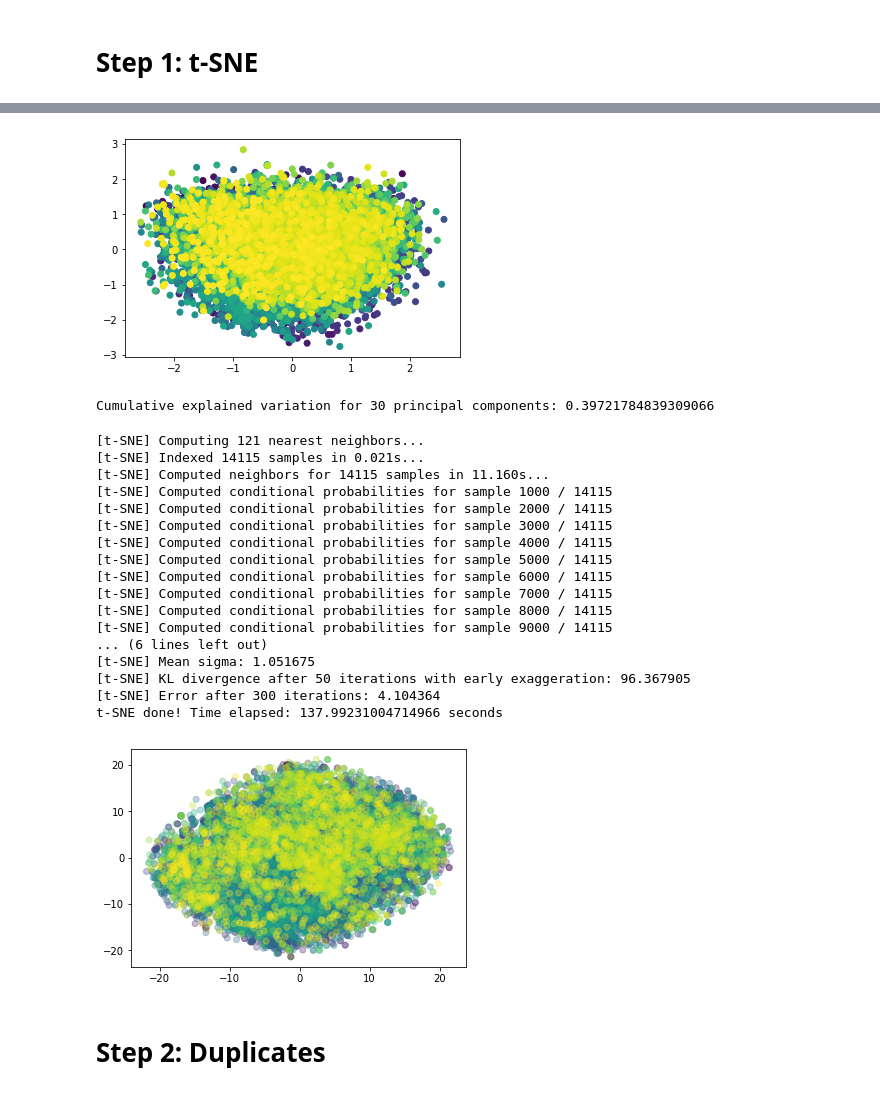
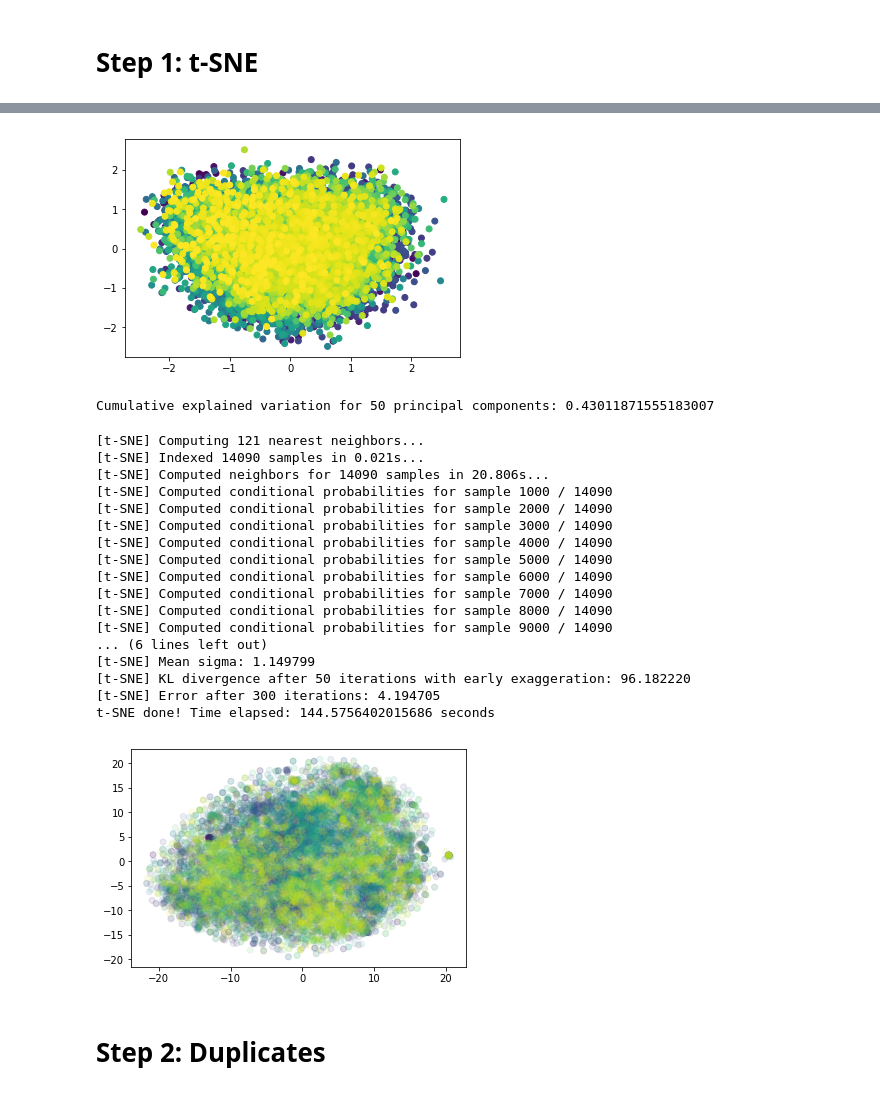
Before and after one commit to rmaia/eccentrip, a Jupyter notebook: doc2vec_validation.ipynb, the cells around one changed output, grey strips where cells are left out. Drawn from its saved outputs; the diff is of its cells as text; code cells hidden in the pictures.

```diff
--- a/doc2vec_validation.ipynb
+++ b/doc2vec_validation.ipynb
@@ -20,7 +20,7 @@ import matplotlib.pyplot as plt
 numcores = multiprocessing.cpu_count()
 numcores = 3
 # %%
-model = Doc2Vec.load('data/model-week4b')
+model = Doc2Vec.load('data/model-week4-clean')
 # %% [markdown]
 # Step 1: t-SNE
 # %%
@@ -36,7 +36,7 @@ dvv = pd.DataFrame(dvv)
 # %%
 dvv_scale = StandardScaler().fit_transform(dvv)
 # %%
-dvv_pca = PCA(n_components=30).fit(dvv_scale)
+dvv_pca = PCA(n_components=50).fit(dvv_scale)
 # %%
 fig, ax = plt.subplots(figsize=(8,6))
 x_values = range(1, dvv_pca.n_components_+1)
@@ -53,18 +53,16 @@ plt.scatter(dvv_pca.fit_transform(dvv)[:,0],dvv_pca.fit_transform(dvv)[:,1], c=n
 
 plt.show()
 # %% [output]
-[figure, old version]
+[figure, new version]
 # %%
 import time
 
 from sklearn.manifold import TSNE
 # %%
-print('Cumulative explained variation for 30 principal components: {}'.format(np.sum(dvv_pca.explained_variance_ratio_)))
+print('Cumulative explained variation for 50 principal components: {}'.format(np.sum(dvv_pca.explained_variance_ratio_)))
 # %% [output]
-Cumulative explained variation for 30 principal components: 0.39721784839309066
+Cumulative explained variation for 50 principal components: 0.43011871555183007
 # %%
-n_sne = 1000
-
 time_start = time.time()
 
 tsne = TSNE(n_components=2, verbose=1, perplexity=40, n_iter=300)
@@ -73,27 +71,27 @@ tsne_pca_results = tsne.fit_transform(dvv_pca.fit_transform(dvv))
 print('t-SNE done! Time elapsed: {} seconds'.format(time.time()-time_start))
 # %% [output]
 [t-SNE] Computing 121 nearest neighbors...
-[t-SNE] Indexed 14115 samples in 0.021s...
-[t-SNE] Computed neighbors for 14115 samples in 11.160s...
-[t-SNE] Computed conditional probabilities for sample 1000 / 14115
-[t-SNE] Computed conditional probabilities for sample 2000 / 14115
-[t-SNE] Computed conditional probabilities for sample 3000 / 14115
-[t-SNE] Computed conditional probabilities for sample 4000 / 14115
-[t-SNE] Computed conditional probabilities for sample 5000 / 14115
-[t-SNE] Computed conditional probabilities for sample 6000 / 14115
-[t-SNE] Computed conditional probabilities for sample 7000 / 14115
-[t-SNE] Computed conditional probabilities for sample 8000 / 14115
-[t-SNE] Computed conditional probabilities for sample 9000 / 14115
+[t-SNE] Indexed 14090 samples in 0.021s...
+[t-SNE] Computed neighbors for 14090 samples in 20.806s...
+[t-SNE] Computed conditional probabilities for sample 1000 / 14090
+[t-SNE] Computed conditional probabilities for sample 2000 / 14090
+[t-SNE] Computed conditional probabilities for sample 3000 / 14090
+[t-SNE] Computed conditional probabilities for sample 4000 / 14090
+[t-SNE] Computed conditional probabilities for sample 5000 / 14090
+[t-SNE] Computed conditional probabilities for sample 6000 / 14090
+[t-SNE] Computed conditional probabilities for sample 7000 / 14090
+[t-SNE] Computed conditional probabilities for sample 8000 / 14090
+[t-SNE] Computed conditional probabilities for sample 9000 / 14090
 ... (6 lines left out)
-[t-SNE] Mean sigma: 1.051675
-[t-SNE] KL divergence after 50 iterations with early exaggeration: 96.367905
-[t-SNE] Error after 300 iterations: 4.104364
-t-SNE done! Time elapsed: 137.99231004714966 seconds
+[t-SNE] Mean sigma: 1.149799
+[t-SNE] KL divergence after 50 iterations with early exaggeration: 96.182220
+[t-SNE] Error after 300 iterations: 4.194705
+t-SNE done! Time elapsed: 144.5756402015686 seconds
 # %%
-plt.scatter(tsne_pca_results[:,0], tsne_pca_results[:,1], alpha=0.3, c=np.arange(model.corpus_count), cmap='viridis')
+plt.scatter(tsne_pca_results[:,0], tsne_pca_results[:,1], alpha=0.1, c=np.arange(model.corpus_count), cmap='viridis')
 plt.show()
 # %% [output]
-[figure, old version]
+[figure, new version]
 # %% [markdown]
 # Step 2: Duplicates
 # %%
```
Also changed, not shown: parts of 7 cells of this notebook, 2 other files.
